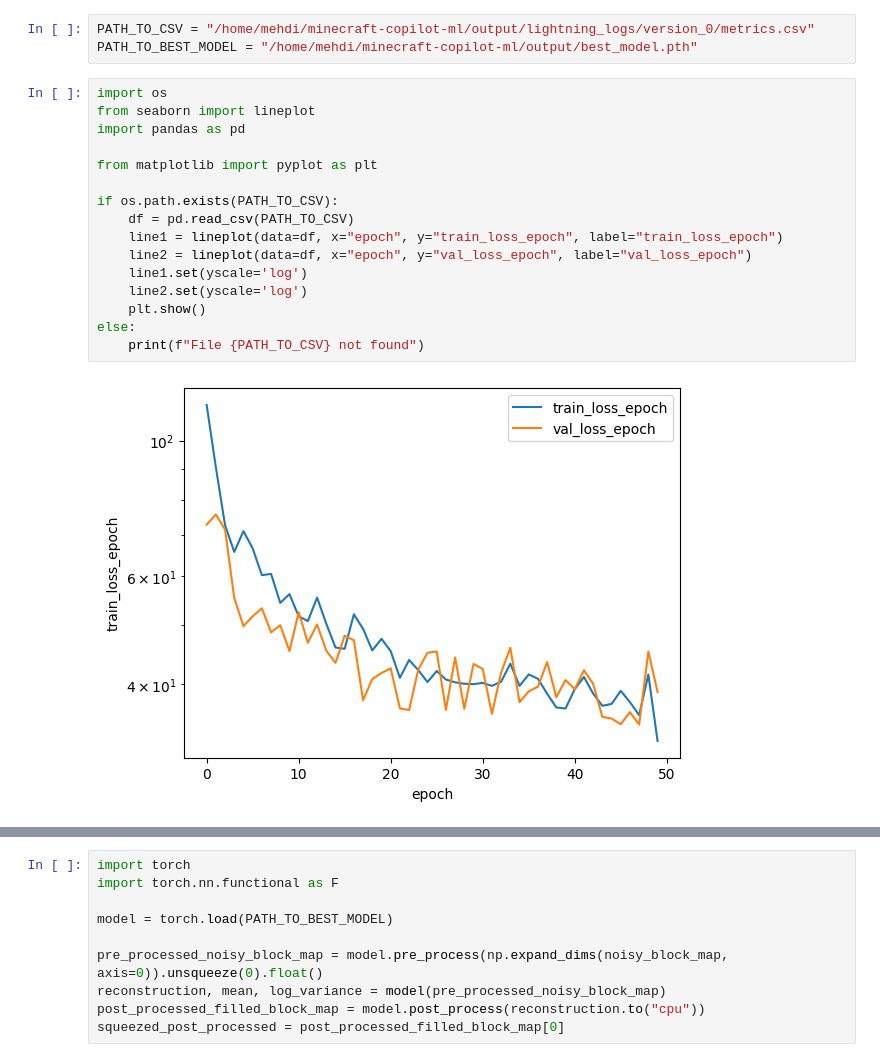
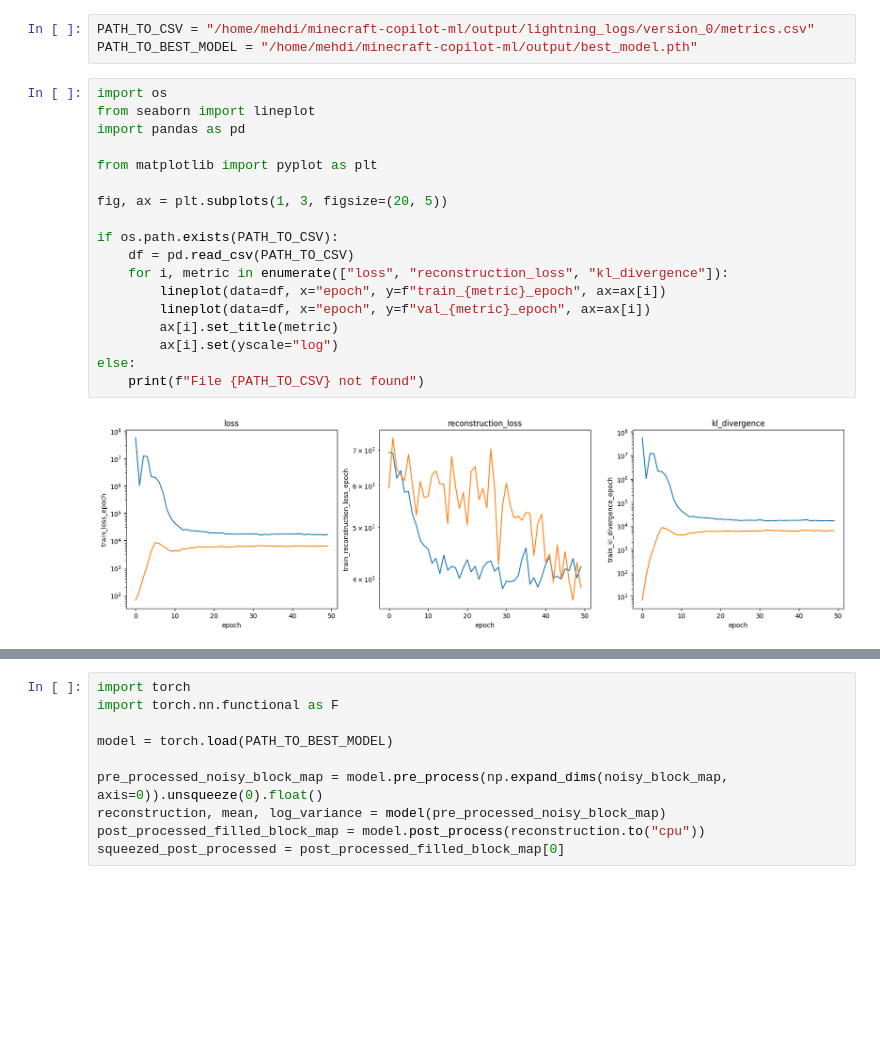
Before and after one commit to DemyCode/minecraft-copilot-ml, a Jupyter notebook: minecraft_copilot_ml/metrics_graph.ipynb, the cells around one changed output, grey strips where cells are left out. Saved outputs shown, nothing was run; the diff lists cells and outputs as text; blank space fills up the shorter version.

```diff
--- a/minecraft_copilot_ml/metrics_graph.ipynb
+++ b/minecraft_copilot_ml/metrics_graph.ipynb
@@ -4,21 +4,23 @@ PATH_TO_BEST_MODEL = "/home/mehdi/minecraft-copilot-ml/output/best_model.pth"
 # %%
 import os
 from seaborn import lineplot
 import pandas as pd
 
 from matplotlib import pyplot as plt
 
+fig, ax = plt.subplots(1, 3, figsize=(20, 5))
+
 if os.path.exists(PATH_TO_CSV):
     df = pd.read_csv(PATH_TO_CSV)
-    line1 = lineplot(data=df, x="epoch", y="train_loss_epoch", label="train_loss_epoch")
-    line2 = lineplot(data=df, x="epoch", y="val_loss_epoch", label="val_loss_epoch")
-    line1.set(yscale='log')
-    line2.set(yscale='log')
-    plt.show()
+    for i, metric in enumerate(["loss", "reconstruction_loss", "kl_divergence"]):
+        lineplot(data=df, x="epoch", y=f"train_{metric}_epoch", ax=ax[i])
+        lineplot(data=df, x="epoch", y=f"val_{metric}_epoch", ax=ax[i])
+        ax[i].set_title(metric)
+        ax[i].set(yscale="log")
 else:
     print(f"File {PATH_TO_CSV} not found")
 # %% [output]
-[figure, old version]
+[figure, new version]
 # %%
 from matplotlib import pyplot as plt
 import numpy as np
```
Also changed, not shown: parts of 4 cells of this notebook, 1 other file.
